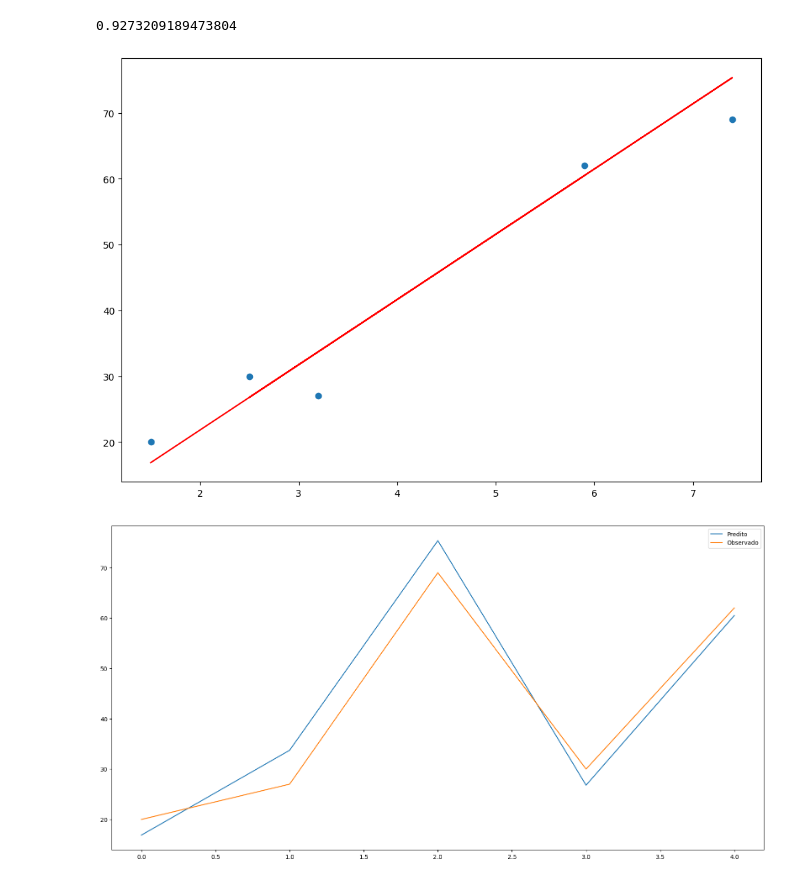
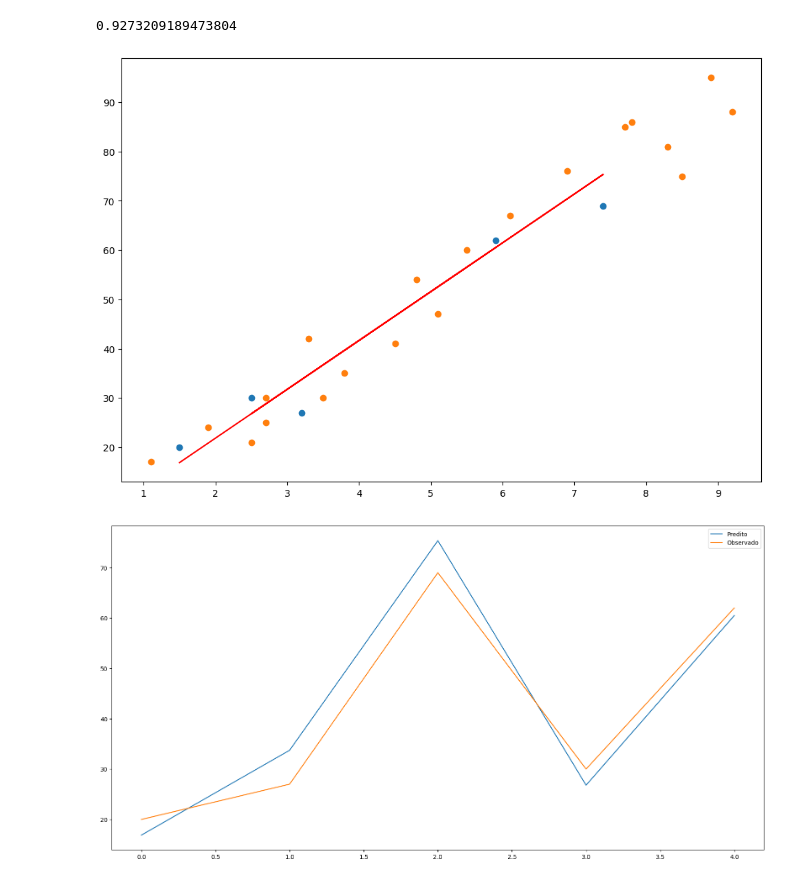
Before and after one commit to cordeirolibel/coderhouse_ds_45735, a Jupyter notebook: Aula45 (Seleção de Algoritmo e Treinamento de Modelo II)/Regressao - Exemplo 1 .ipynb, the cells around one changed output. Cells and saved outputs as stored; diff of their text form; code cells hidden in the pictures.

```diff
--- a/Aula45 (Seleção de Algoritmo e Treinamento de Modelo II)/Regressao - Exemplo 1 .ipynb
+++ b/Aula45 (Seleção de Algoritmo e Treinamento de Modelo II)/Regressao - Exemplo 1 .ipynb
@@ -128,13 +128,14 @@ R2 Score: 0.9454906892105354
 # %%
 #Plot do ajuste
 fig, ax = plt.subplots(figsize=(12, 8))
 
 plt.scatter(X_test, y_test)
+plt.scatter(X_train, y_train)
 plt.plot(X_test, y_pred_test, color='r')
 
 plt.show()
 # %% [output]
-[figure, old version]
+[figure, new version]
 # %%
 #Plots
 plt.figure(figsize = (20,10))
```
Also changed, not shown: parts of 1 cell of this notebook, 6 other files.
